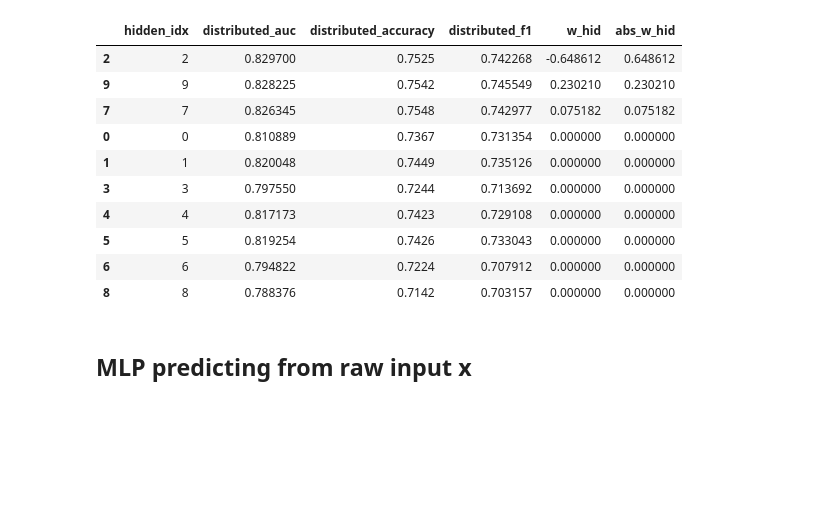
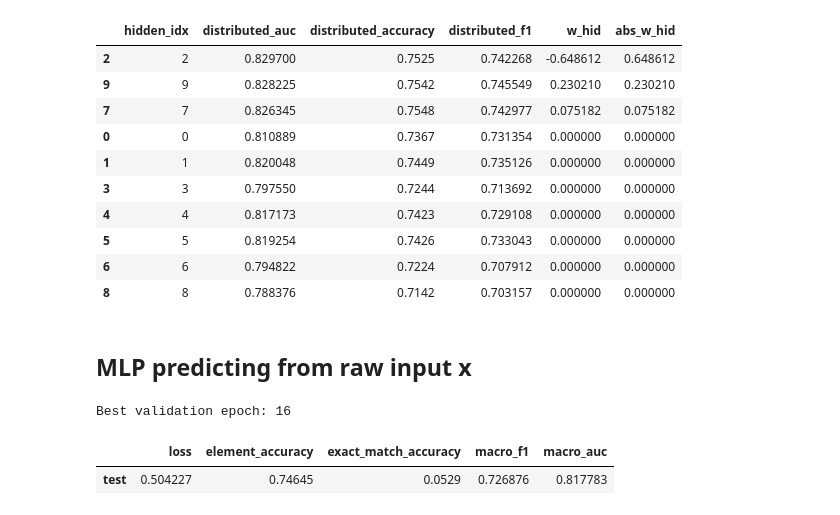
Before and after one commit to stephenmarcou/SCBM_implementation, a Jupyter notebook: residual_analysis2.ipynb, the cells around one changed output. Saved outputs shown, nothing was run; the diff lists cells and outputs as text; code cells hidden in the pictures; blank space fills up the shorter version.

```diff
--- a/residual_analysis2.ipynb
+++ b/residual_analysis2.ipynb
@@ -432,7 +512,7 @@ def make_concept_loader(split_data, batch_size=512, shuffle=False):
     )
     return torch.utils.data.DataLoader(dataset, batch_size=batch_size, shuffle=shuffle)
 
-
+# Run inference with MLP
 def evaluate_concept_mlp(model, loader, device):
     model.eval()
     losses = []
@@ -470,9 +550,35 @@ def evaluate_concept_mlp(model, loader, device):
     except ValueError:
         metrics["macro_auc"] = np.nan
 
+
+
+
+    per_concept_metrics = []
+
+    for j in range(targets.shape[1]):
+        y_true = to_numpy(targets[:, j])
+        y_prob = to_numpy(probs[:, j])
+        y_pred = to_numpy(preds[:, j])
+
+        row = {
+            "concept_idx": j,
+            "accuracy": accuracy_score(y_true, y_pred),
+            "f1": f1_score(y_true, y_pred, zero_division=0),
+        }
+
+        if len(np.unique(y_true)) > 1:
+            row["auc"] = roc_auc_score(y_true, y_prob)
+        else:
+            row["auc"] = np.nan
+
+        per_concept_metrics.append(row)
+
+
+    metrics["per_concept_metrics"] = pd.DataFrame(per_concept_metrics)
+
     return metrics, probs
 
-
+# Train MLP
 def train_concept_mlp_from_x(
     train_data,
     val_data,
@@ -526,37 +632,38 @@ def train_concept_mlp_from_x(
         train_loss /= len(train_loader.dataset)
 
         val_metrics, _ = evaluate_concept_mlp(model, val_loader, device)
         history.append({"epoch": epoch, "train_loss": train_loss, **{f"val_{k}": v for k, v in val_metrics.items()}})
 
         if val_metrics["loss"] < best_val_loss:
             best_val_loss = val_metrics["loss"]
             best_epoch = epoch
             best_state = {k: v.detach().cpu().clone() for k, v in model.state_dict().items()}
             epochs_without_improvement = 0
         else:
             epochs_without_improvement += 1
             if epochs_without_improvement >= patience:
                 break
 
     model.load_state_dict(best_state)
-    train_metrics, train_concept_probs_from_x = evaluate_concept_mlp(model, train_loader, device)
-    val_metrics, val_concept_probs_from_x = evaluate_concept_mlp(model, val_loader, device)
     test_metrics, test_concept_probs_from_x = evaluate_concept_mlp(model, test_loader, device)
-
-    metrics = pd.DataFrame([train_metrics, val_metrics, test_metrics], index=["train", "val", "test"])
+    per_concept_metrics = test_metrics.pop("per_concept_metrics")
+    metrics = pd.DataFrame([test_metrics], index=["test"])
     return {
         "model": model,
         "metrics": metrics,
         "history": pd.DataFrame(history),
         "best_epoch": best_epoch,
         "x_mean": x_mean,
         "x_std": x_std,
-        "train_concept_probs_from_x": train_concept_probs_from_x,
-        "val_concept_probs_from_x": val_concept_probs_from_x,
         "test_concept_probs_from_x": test_concept_probs_from_x,
+        "per_concept_metrics": per_concept_metrics,
     }
 
 
 concept_mlp_results = train_concept_mlp_from_x(train_data, val_data, test_data)
 print(f"Best validation epoch: {concept_mlp_results['best_epoch']}")
-concept_mlp_results["metrics"]
+display(concept_mlp_results["metrics"][["loss", "element_accuracy", "exact_match_accuracy", "macro_f1", "macro_auc"]])
+# %% [output]
+Best validation epoch: 16
+|  | loss | element_accuracy | exact_match_accuracy | macro_f1 | macro_auc |
+| test | 0.504227 | 0.74645 | 0.0529 | 0.726876 | 0.817783 |
```
Also changed, not shown: parts of 10 cells of this notebook, 5 other files.
